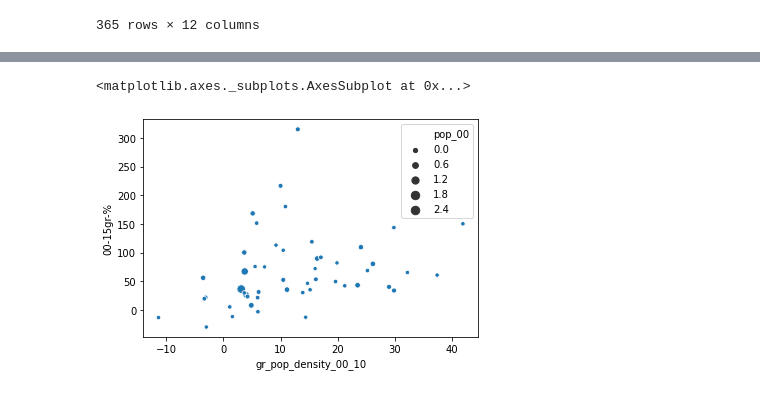
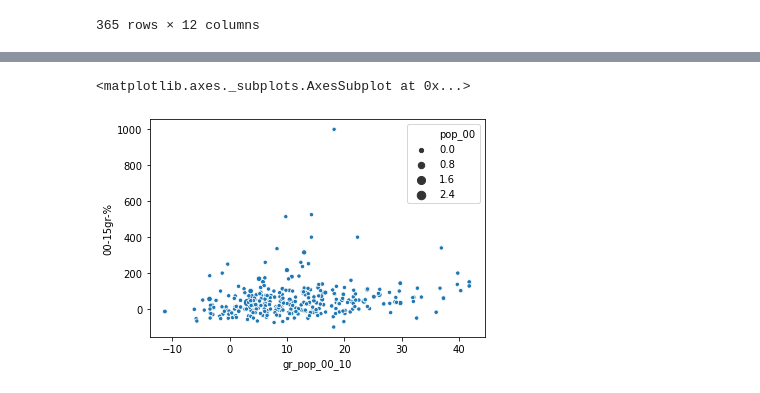
Before and after one commit to 107SBakst/107SBakst.github.io, a Jupyter notebook: Python/Project_chart2.ipynb, the cells around one changed output, grey strips where cells are left out. Drawn from its saved outputs; the diff is of its cells as text; code cells hidden in the pictures.

```diff
--- a/Python/Project_chart2.ipynb
+++ b/Python/Project_chart2.ipynb
@@ -419,8 +419,10 @@ metroip2.id_code = metroip2.id_code.astype('float')
 mdf = pd.merge(metroip2,df,left_on='id_code',right_on='MSA_id2')
 
 mdf['gr_pop_density_00_10'] = ((mdf['pop_density_10'] - mdf['pop_density_00'])/mdf['pop_density_00'])*100
+mdf['gr_weighted_pop_density'] = (mdf['change_00_10']/mdf['pop_weighted_00'])*100
+mdf['gr_pop_00_10'] = ((mdf['pop_10'] - mdf['pop_00'])/mdf['pop_00'])*100
 mdf = mdf.sort_values(['pop_00'], ascending=False)
-mdf
+mdf.columns
 # %% [output]
 A value is trying to be set on a copy of a slice from a DataFrame.
 Try using .loc[row_indexer,col_indexer] = value instead
@@ -443,7 +440,10 @@ See the caveats in the documentation: https://pandas.pydata.org/pandas-docs/stab
 # %%
 mdf = mdf.sort_values(['pop_00'], ascending=False)
-dat = mdf[0:50]
-sns.scatterplot(data=dat,x='gr_pop_density_00_10',y='00-15gr-%',size='pop_00')
+dat = mdf[0:300]
+sns.scatterplot(data=dat,x='gr_pop_00_10',y='00-15gr-%',size='pop_00')
+#plt.text(x = dat['gr_pop_density_00_10'], y = dat['00-15gr-%'])
+#plt.text(x=dat['gr_pop_density_00_10'],y=dat['00-15gr-%'],fontdict=dict(alpha=0.5, size=11))
+#sns.barplot(data=dat,x='MSA',y='gr_pop_density_00_10')
 # %% [output]
 <matplotlib.axes._subplots.AxesSubplot at 0x...>
-[figure, old version]
+[figure, new version]
```
Also changed, not shown: parts of 1 cell of this notebook.
